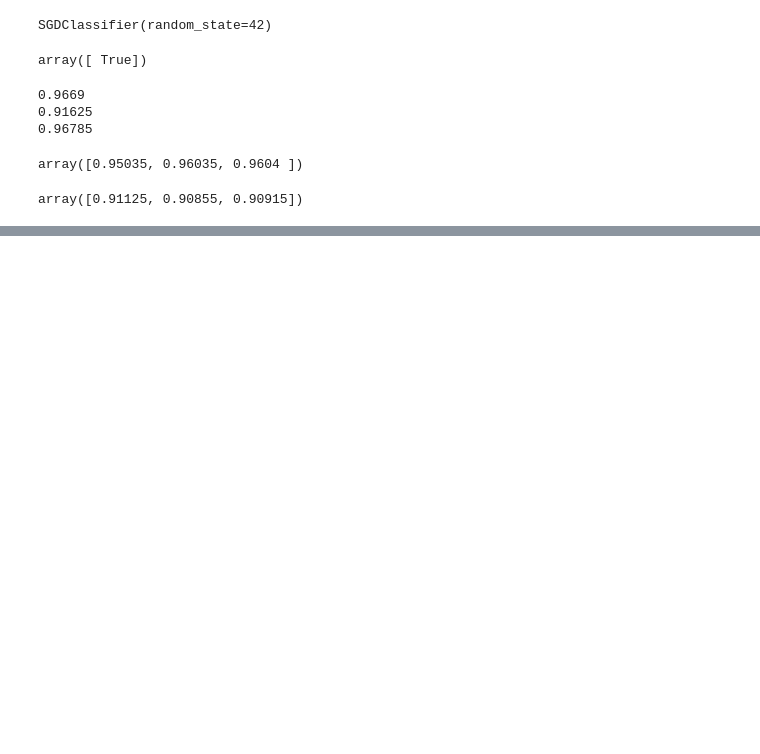
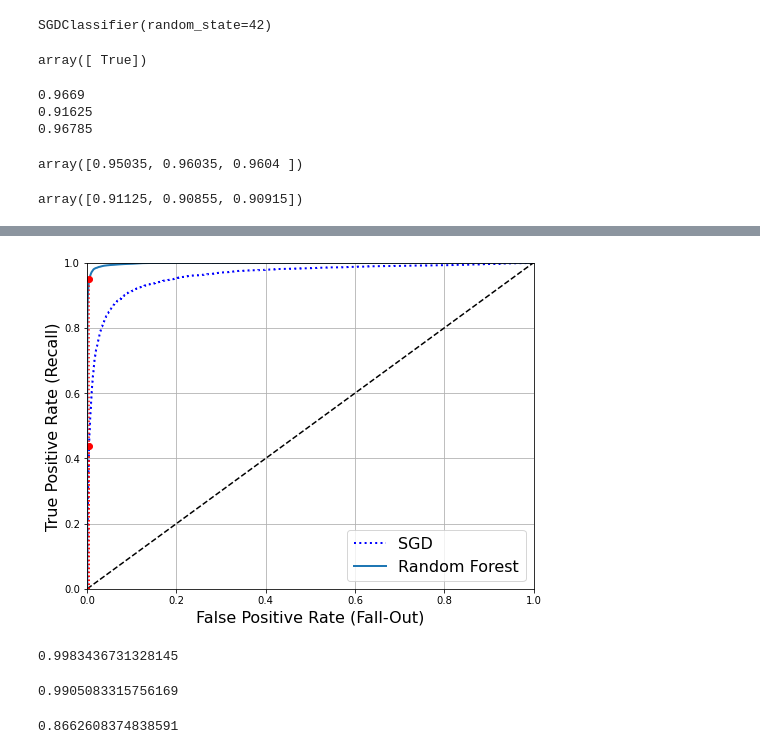
Before and after one commit to frederickjjoubert/Hands-On-ML, a Jupyter notebook: Ch3-MNIST/MNIST.ipynb, the cells around one changed output, grey strips where cells are left out. Saved outputs shown, nothing was run; the diff lists cells and outputs as text; code cells hidden in the pictures; blank space fills up the shorter version.

```diff
--- a/Ch3-MNIST/MNIST.ipynb
+++ b/Ch3-MNIST/MNIST.ipynb
@@ -102,0 +282,35 @@ array([0.91125, 0.90855, 0.90915])
+# %%
+# Next we’ll try a RandomForestClassifier and compare its ROC curve and ROC AUC Score
+# Note that the RandomForestClassifier doesn't have a decision_function()
+# instead we need to use its predict_proba() function.
+# Generally SKLearn classifiers have one or the other or both.
+
+from sklearn.ensemble import RandomForestClassifier
+
+random_forest_classifier = RandomForestClassifier(random_state=42)
+y_probabilities_rfc = cross_val_predict(random_forest_classifier, X_train, y_train_5, cv=3, method="predict_proba")
+# %%
+# The roc_curve() function expects labels and scores but instead of scores we can give it probabilities
+y_scores_rfc = y_probabilities_rfc[:,1] # score = proba of positive class
+fpr_rfc, tpr_rfc, thresholds_rfc = roc_curve(y_train_5, y_scores_rfc)
+# %%
+# Now we can plot the ROC Curve for the RF Classifier and compare it to the SGD Classifier
+plt.figure(figsize=(8, 6))
+plt.plot(fpr, tpr, "b:", linewidth=2, label="SGD")
+plot_roc_curve(fpr_rfc, tpr_rfc, "Random Forest")
+plt.plot([4.837e-3, 4.837e-3], [0., 0.4368], "r:")
+plt.plot([0.0, 4.837e-3], [0.4368, 0.4368], "r:")
+plt.plot([4.837e-3], [0.4368], "ro")
+plt.plot([4.837e-3, 4.837e-3], [0., 0.9487], "r:")
+plt.plot([4.837e-3], [0.9487], "ro")
+plt.grid(True)
+plt.legend(loc="lower right", fontsize=16)
+plt.show()
+# %% [output]
+[figure, added]
+# %%
+# From our graph we can see the RandomForestClassifier is superior to the SGDClassifier
+# because the ROC Curve is much closer to the top left corner and has a greater AUC value.
+roc_auc_score(y_train_5, y_scores_rfc)
+# %% [output]
+0.9983436731328145
@@ -102,0 +320,10 @@ array([0.91125, 0.90855, 0.90915])
+# %%
+# RFC Precision
+precision_score(y_train_5, y_train_predictions_rfc)
+# %% [output]
+0.9905083315756169
+# %%
+# RFC Recall
+recall_score(y_train_5, y_train_predictions_rfc)
+# %% [output]
+0.8662608374838591
```
Also changed, not shown: parts of 69 cells of this notebook.
